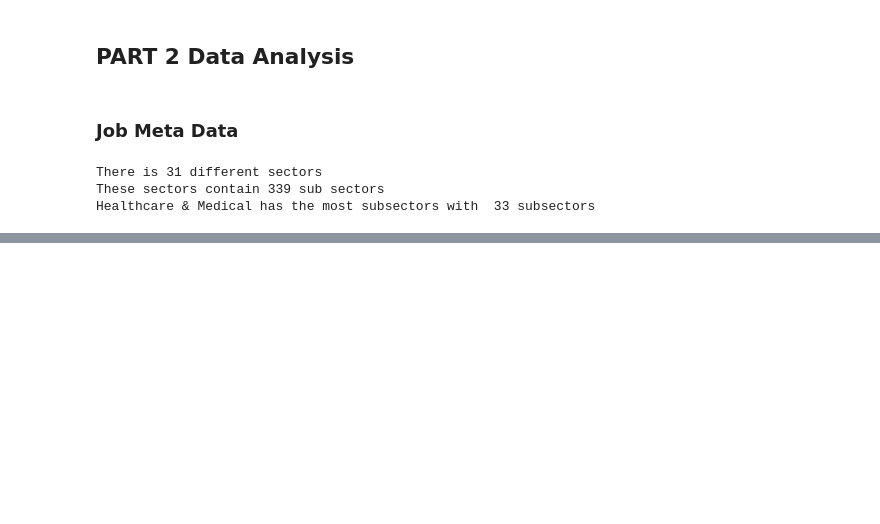
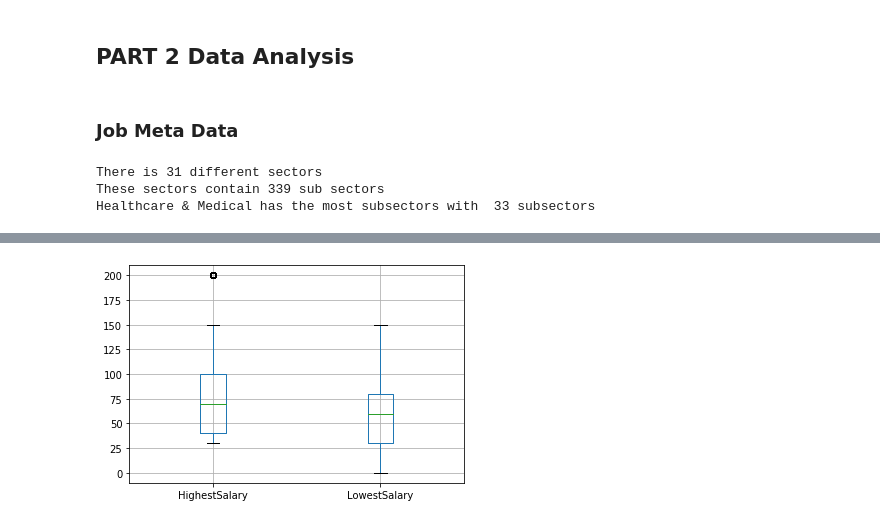
Before and after one commit to EthanLewis15/3803ICT_Big_Data_Assignment, a Jupyter notebook: assignment_main.ipynb, the cells around one changed output, grey strips where cells are left out. Cells and saved outputs as stored; diff of their text form; code cells hidden in the pictures; blank space fills up the shorter version.

```diff
--- a/assignment_main.ipynb
+++ b/assignment_main.ipynb
@@ -332,0 +332,4 @@ plt.plot(baseDataFrame["HighestSalary"].unique())
+# %%
+boxplot = salaryDataFrame.boxplot(column=['HighestSalary', 'LowestSalary'])
+# %% [output]
+[figure, added]
```
Also changed, not shown: parts of 11 cells of this notebook.
